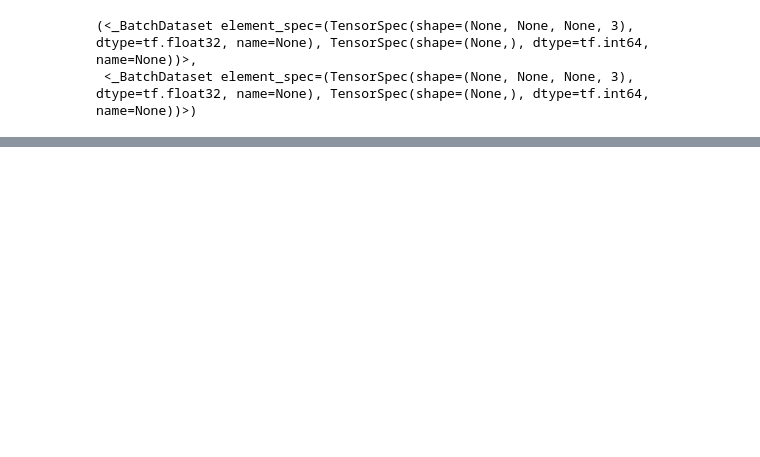
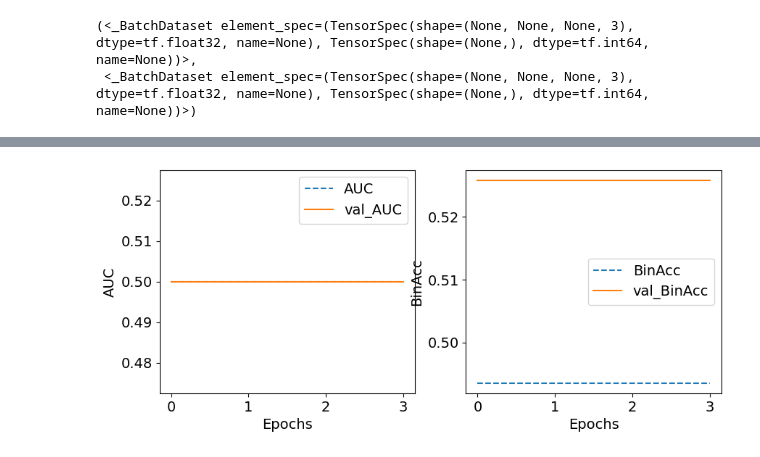
Before and after one commit to PedroAMtz/Cancer_de_Mama, a Jupyter notebook: models/model_V1_EfficientNet.ipynb, the cells around one changed output, grey strips where cells are left out. Drawn from its saved outputs; the diff is of its cells as text; code cells hidden in the pictures; blank space fills up the shorter version.

```diff
--- a/models/model_V1_EfficientNet.ipynb
+++ b/models/model_V1_EfficientNet.ipynb
@@ -219,0 +315,4 @@ history = model.fit(train_dataset,
+# %%
+training_plot(['AUC', 'BinAcc'], history)
+# %% [output]
+[figure, added]
```
Also changed, not shown: parts of 39 cells of this notebook.
